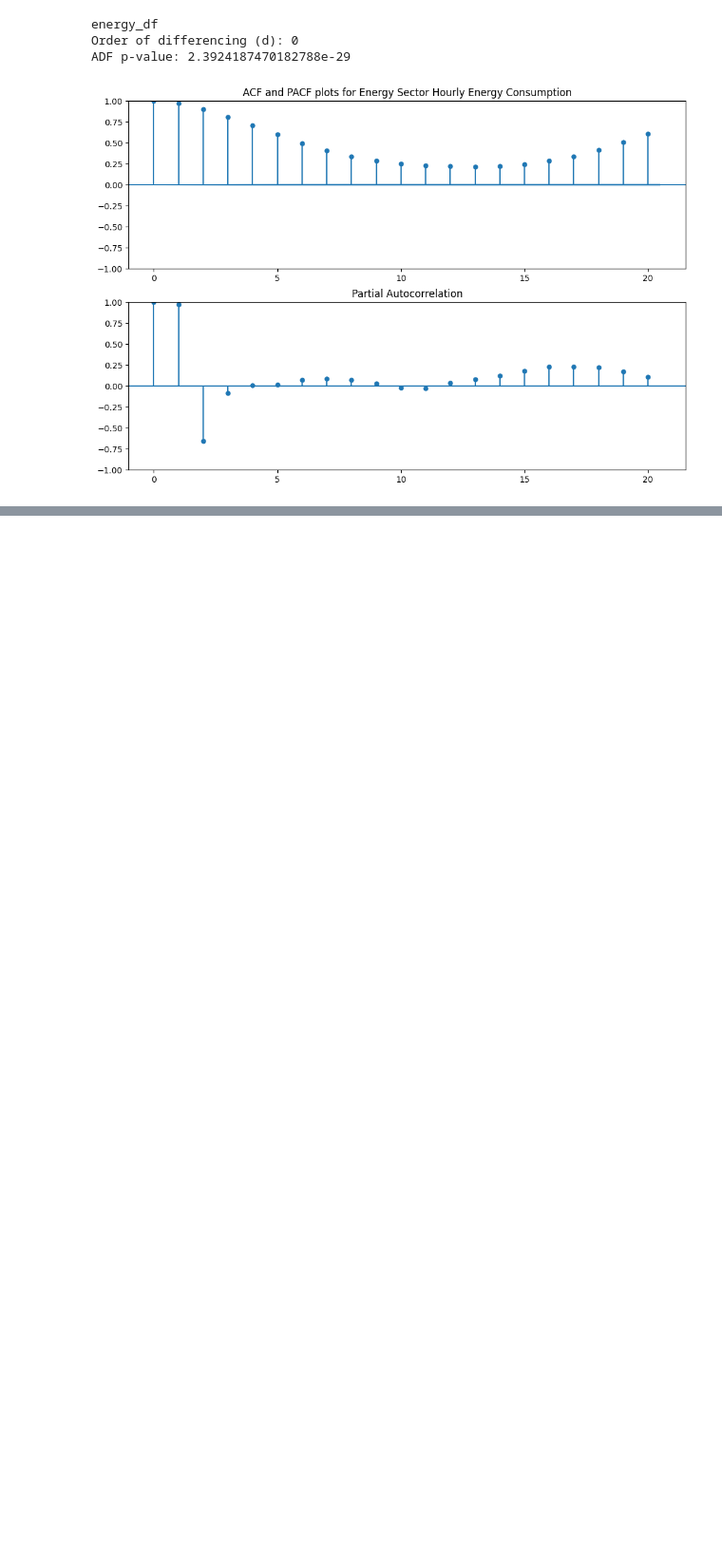
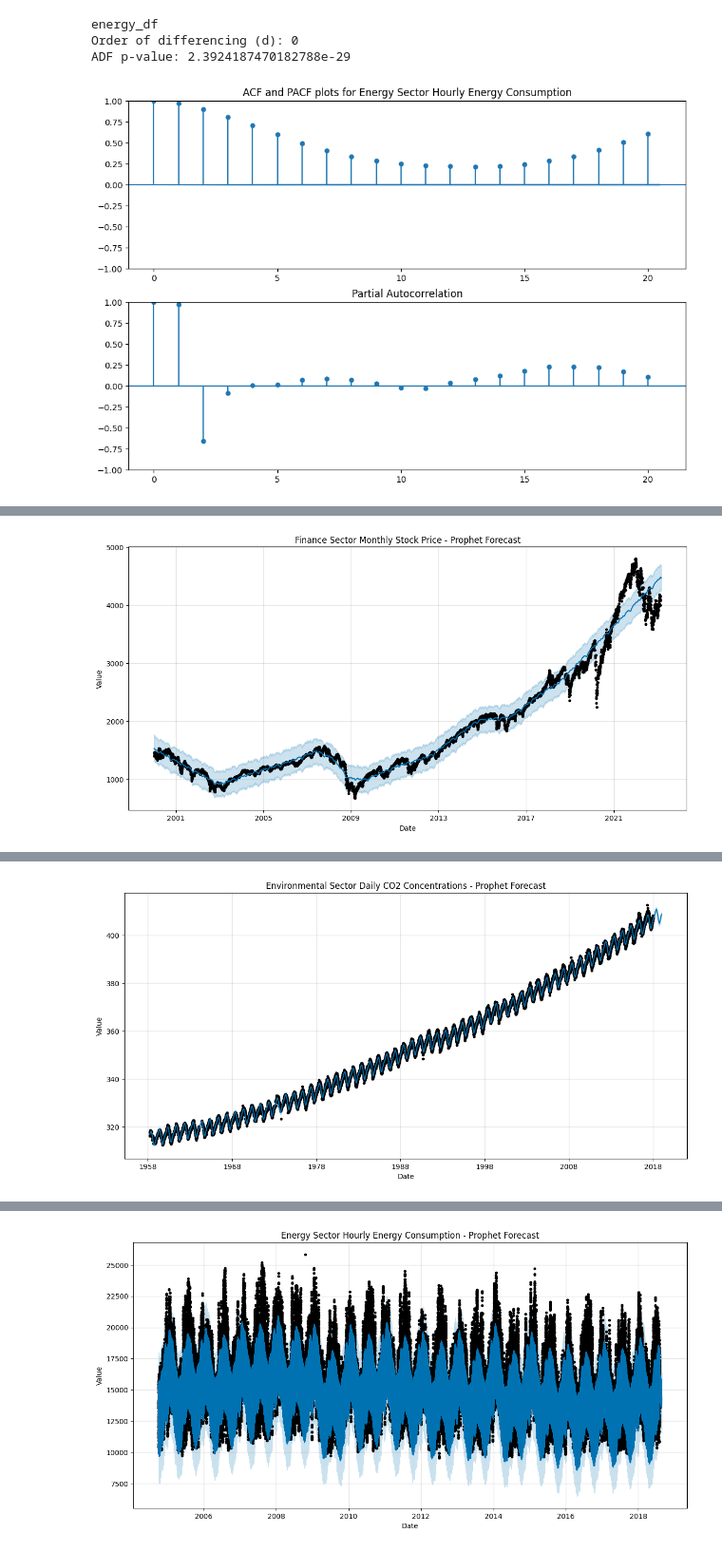
Before and after one commit to AliArfa852/Time-series-Data_analysis, a Jupyter notebook: project.ipynb, the cells around one changed output, grey strips where cells are left out. Shown at 95% size. Saved outputs shown, nothing was run; the diff lists cells and outputs as text; code cells hidden in the pictures; blank space fills up the shorter version.

```diff
--- a/project.ipynb
+++ b/project.ipynb
@@ -873,0 +468,28 @@ ann(finance_df, 'Date', 'close')
+# %%
+from prophet import Prophet
+
+# Function to apply Prophet model
+def apply_prophet(df, column, title,d,period):
+    # Prepare the data
+    data = df.rename(columns={d: 'ds', column: 'y'})
+
+    # Define the Prophet model
+    model = Prophet(yearly_seasonality=True, weekly_seasonality=True, daily_seasonality=True)
+
+    # Fit the model to the data
+    model.fit(data)
+
+    # Make future predictions
+    future = model.make_future_dataframe(periods=period)  # Forecasting for the next year
+    forecast = model.predict(future)
+
+    # Plot forecast
+    model.plot(forecast, xlabel='Date', ylabel='Value', figsize=(12, 6))
+    plt.title(f'{title} - Prophet Forecast')
+    plt.show()
+
+# Apply Prophet model to each dataset
+apply_prophet(finance_df, 'close', 'Finance Sector Monthly Stock Price' ,"Date",12)
+apply_prophet(environment_df, 'value', 'Environmental Sector Daily CO2 Concentrations','date',365)
+apply_prophet(energy_df, 'AEP_MW', 'Energy Sector Hourly Energy Consumption','Datetime',24)
+# %% [output]
@@ -873,0 +499 @@ ann(finance_df, 'Date', 'close')
+[figure, added]
@@ -873,0 +502 @@ ann(finance_df, 'Date', 'close')
+[figure, added]
@@ -873,0 +505 @@ ann(finance_df, 'Date', 'close')
+[figure, added]
```
Also changed, not shown: parts of 32 cells of this notebook, 1 other file.
